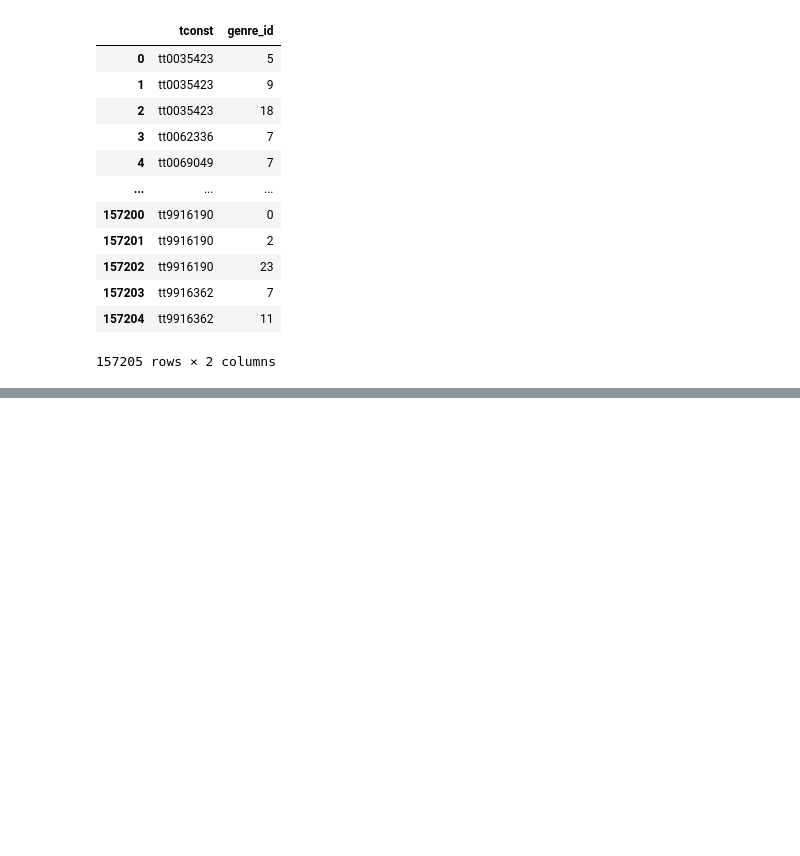
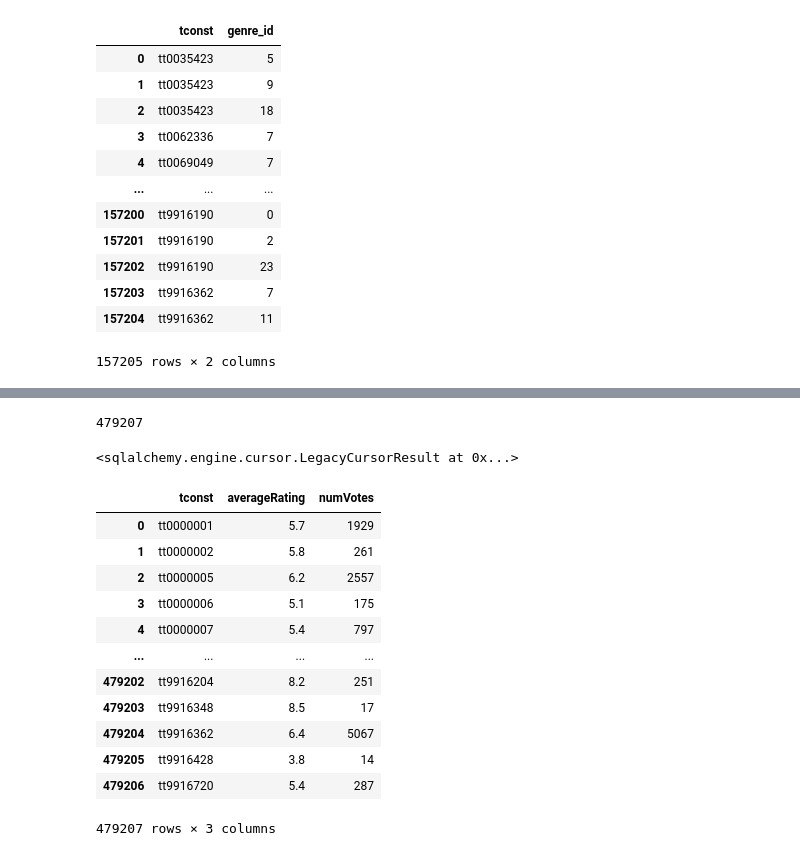
Before and after one commit to susansunshin/Project-3-Part-1, a Jupyter notebook: Part 3.ipynb, the cells around one changed output, grey strips where cells are left out. Saved outputs shown, nothing was run; the diff lists cells and outputs as text; code cells hidden in the pictures; blank space fills up the shorter version.

```diff
--- a/Part 3.ipynb
+++ b/Part 3.ipynb
@@ -231,0 +268,25 @@ pd.read_sql(q, engine)
+# %%
+ratings.to_sql('title_ratings',engine,dtype=df_schema,if_exists='replace',index=False)
+# %% [output]
+479207
+# %%
+engine.execute('ALTER TABLE title_ratings ADD PRIMARY KEY (`tconst`);')
+# %% [output]
+<sqlalchemy.engine.cursor.LegacyCursorResult at 0x...>
+# %%
+q = """SELECT * FROM title_ratings;"""
+pd.read_sql(q, engine)
+# %% [output]
+|  | tconst | averageRating | numVotes |
+| 0 | tt0000001 | 5.7 | 1929 |
+| 1 | tt0000002 | 5.8 | 261 |
+| 2 | tt0000005 | 6.2 | 2557 |
+| 3 | tt0000006 | 5.1 | 175 |
+| 4 | tt0000007 | 5.4 | 797 |
+| ... | ... | ... | ... |
+| 479202 | tt9916204 | 8.2 | 251 |
+| 479203 | tt9916348 | 8.5 | 17 |
+| 479204 | tt9916362 | 6.4 | 5067 |
+| 479205 | tt9916428 | 3.8 | 14 |
+| 479206 | tt9916720 | 5.4 | 287 |
+479207 rows × 3 columns
```
Also changed, not shown: parts of 15 cells of this notebook, 1 other file.
